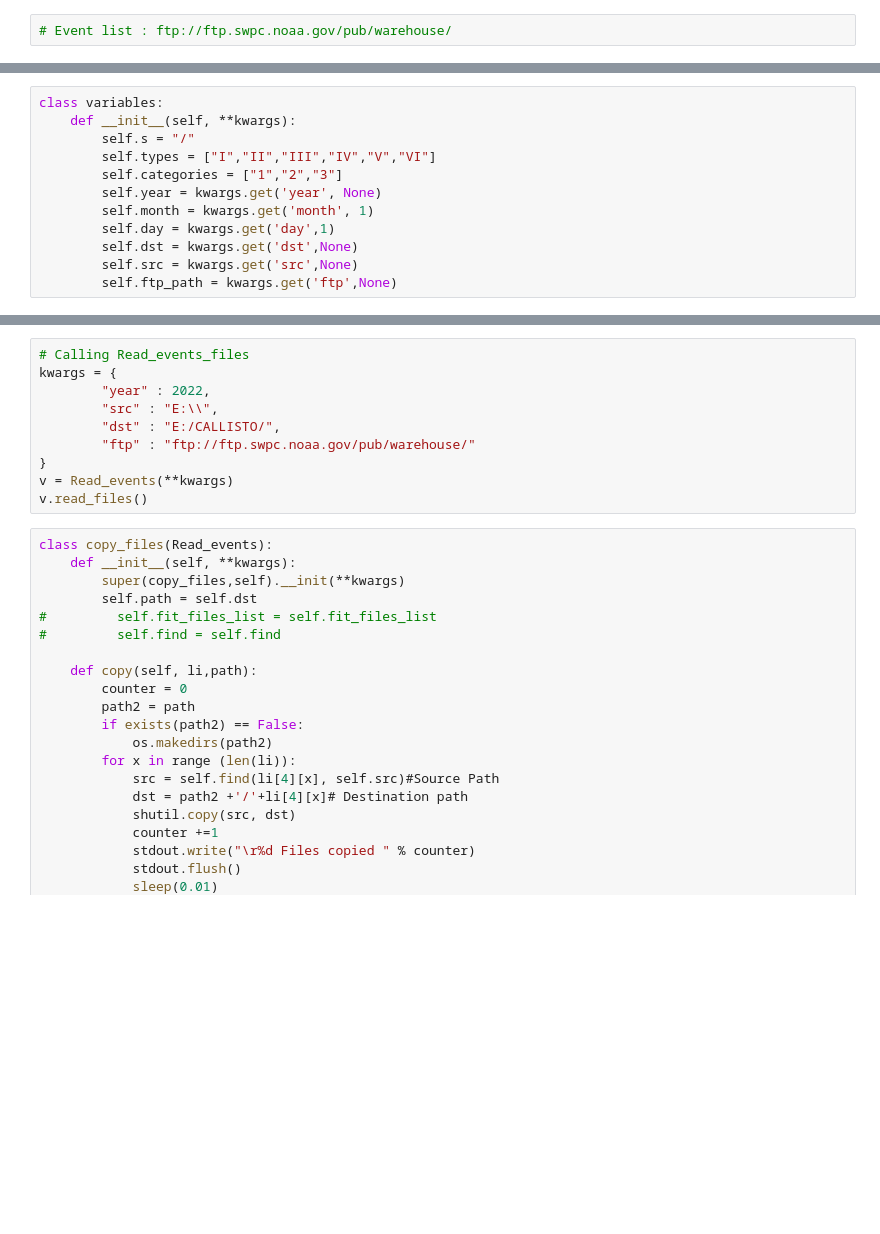
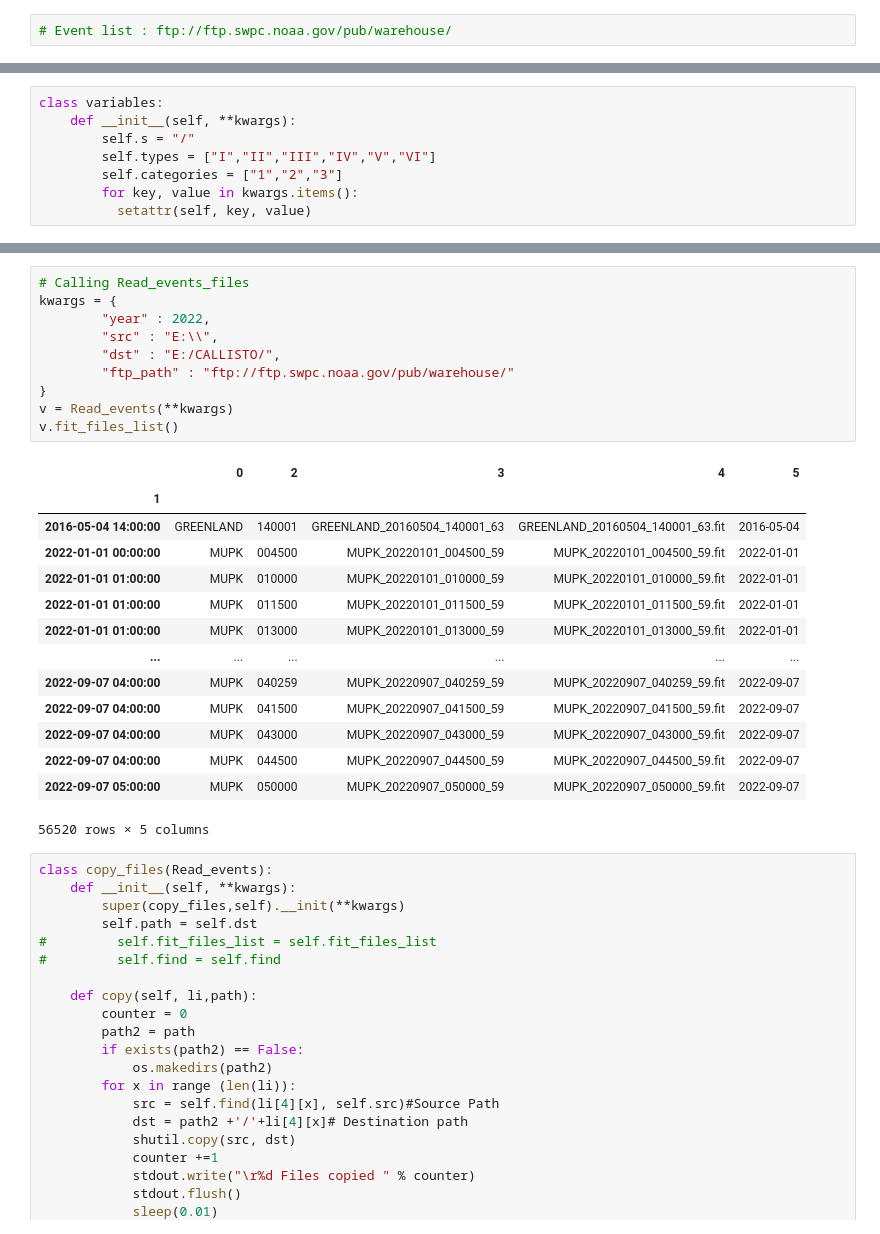
Before and after one commit to Yasirkhan1301/Callisto-Codes, a Jupyter notebook: Auto_processor.ipynb, the cells around one changed output, grey strips where cells are left out. Saved outputs shown, nothing was run; the diff lists cells and outputs as text; blank space fills up the shorter version.

Commit message:
for loop in init to initialize all kwargs

```diff
--- a/Auto_processor.ipynb
+++ b/Auto_processor.ipynb
@@ -29,12 +29,8 @@ class variables:
         self.s = "/"
         self.types = ["I","II","III","IV","V","VI"]
         self.categories = ["1","2","3"]
-        self.year = kwargs.get('year', None)
-        self.month = kwargs.get('month', 1)
-        self.day = kwargs.get('day',1)
-        self.dst = kwargs.get('dst',None)
-        self.src = kwargs.get('src',None)
-        self.ftp_path = kwargs.get('ftp',None)
+        for key, value in kwargs.items():
+          setattr(self, key, value)
 # %%
 class Read_events(variables):
 
@@ -183,13 +179,28 @@ class Read_events(variables):
 # %%
 # Calling Read_events_files
 kwargs = {
         "year" : 2022,
         "src" : "E:\\",
         "dst" : "E:/CALLISTO/",
-        "ftp" : "ftp://ftp.swpc.noaa.gov/pub/warehouse/"
+        "ftp_path" : "ftp://ftp.swpc.noaa.gov/pub/warehouse/"
 }
 v = Read_events(**kwargs)
-v.read_files()
+v.fit_files_list()
+# %% [output]
+|  | 0 | 2 | 3 | 4 | 5 |
+| 1 |  |  |  |  |  |
+| 2016-05-04 14:00:00 | GREENLAND | 140001 | GREENLAND_20160504_140001_63 | GREENLAND_20160504_140001_63.fit | 2016-05-04 |
+| 2022-01-01 00:00:00 | MUPK | 004500 | MUPK_20220101_004500_59 | MUPK_20220101_004500_59.fit | 2022-01-01 |
+| 2022-01-01 01:00:00 | MUPK | 010000 | MUPK_20220101_010000_59 | MUPK_20220101_010000_59.fit | 2022-01-01 |
+| 2022-01-01 01:00:00 | MUPK | 011500 | MUPK_20220101_011500_59 | MUPK_20220101_011500_59.fit | 2022-01-01 |
+| 2022-01-01 01:00:00 | MUPK | 013000 | MUPK_20220101_013000_59 | MUPK_20220101_013000_59.fit | 2022-01-01 |
+| ... | ... | ... | ... | ... | ... |
+| 2022-09-07 04:00:00 | MUPK | 040259 | MUPK_20220907_040259_59 | MUPK_20220907_040259_59.fit | 2022-09-07 |
+| 2022-09-07 04:00:00 | MUPK | 041500 | MUPK_20220907_041500_59 | MUPK_20220907_041500_59.fit | 2022-09-07 |
+| 2022-09-07 04:00:00 | MUPK | 043000 | MUPK_20220907_043000_59 | MUPK_20220907_043000_59.fit | 2022-09-07 |
+| 2022-09-07 04:00:00 | MUPK | 044500 | MUPK_20220907_044500_59 | MUPK_20220907_044500_59.fit | 2022-09-07 |
+| 2022-09-07 05:00:00 | MUPK | 050000 | MUPK_20220907_050000_59 | MUPK_20220907_050000_59.fit | 2022-09-07 |
+56520 rows × 5 columns
 # %%
 class copy_files(Read_events):
     def __init__(self, **kwargs):
```
Also changed, not shown: parts of 6 cells of this notebook.
